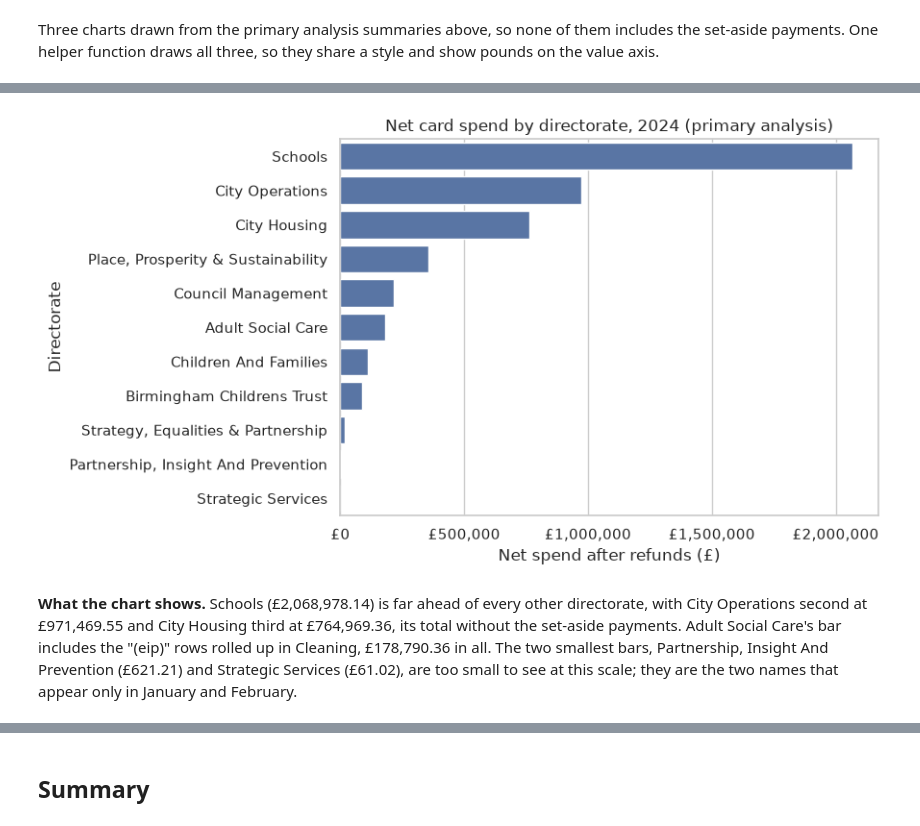
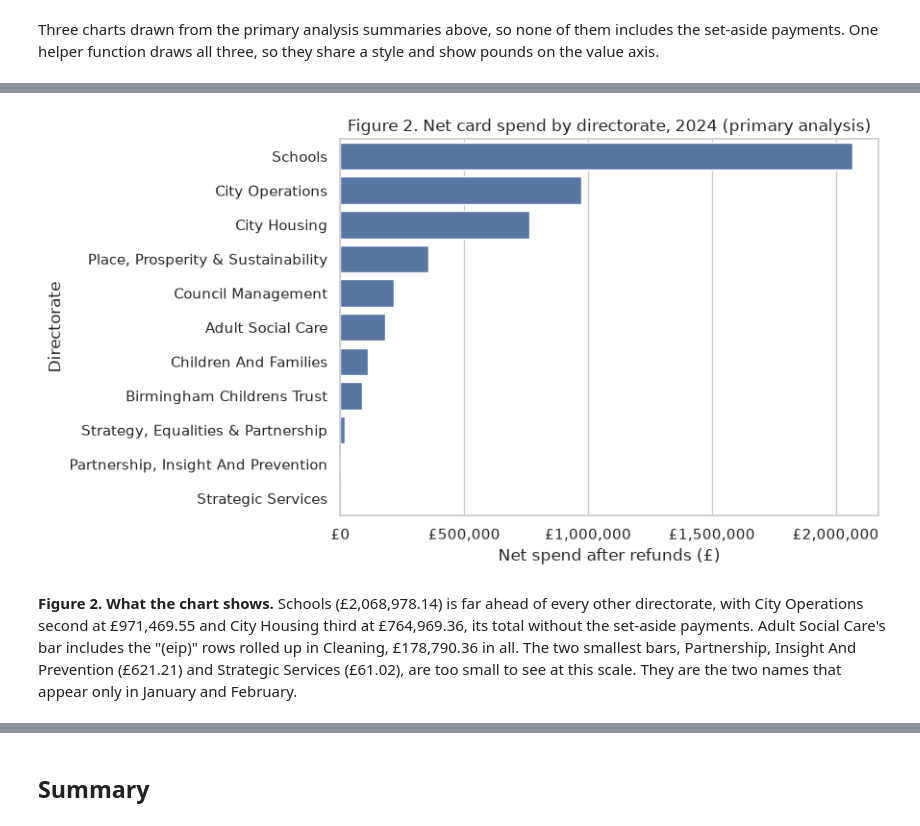
Before and after one commit to PaddyGilliland1/ai-programming-foundations-project, a Jupyter notebook: data_workflow.ipynb, the cells around one changed output, grey strips where cells are left out. Saved outputs shown, nothing was run; the diff lists cells and outputs as text; code cells hidden in the pictures.

```diff
--- a/data_workflow.ipynb
+++ b/data_workflow.ipynb
@@ -840,14 +838,14 @@ plt.show()
 # %%
 plot_net_spend(
     by_directorate,
-    "Net card spend by directorate, 2024 (primary analysis)",
+    "Figure 2. Net card spend by directorate, 2024 (primary analysis)",
     "Directorate",
 )
 plt.show()
 # %% [output]
-[figure, old version]
+[figure, new version]
 # %% [markdown]
-**What the chart shows.** Schools (£2,068,978.14) is far ahead of every other directorate, with City Operations second at £971,469.55 and City Housing third at £764,969.36, its total without the set-aside payments. Adult Social Care's bar includes the "(eip)" rows rolled up in Cleaning, £178,790.36 in all. The two smallest bars, Partnership, Insight And Prevention (£621.21) and Strategic Services (£61.02), are too small to see at this scale; they are the two names that appear only in January and February.
+**Figure 2. What the chart shows.** Schools (£2,068,978.14) is far ahead of every other directorate, with City Operations second at £971,469.55 and City Housing third at £764,969.36, its total without the set-aside payments. Adult Social Care's bar includes the "(eip)" rows rolled up in Cleaning, £178,790.36 in all. The two smallest bars, Partnership, Insight And Prevention (£621.21) and Strategic Services (£61.02), are too small to see at this scale. They are the two names that appear only in January and February.
 # %%
 plot_net_spend(
     top_merchants,
```
Also changed, not shown: parts of 13 cells of this notebook.
